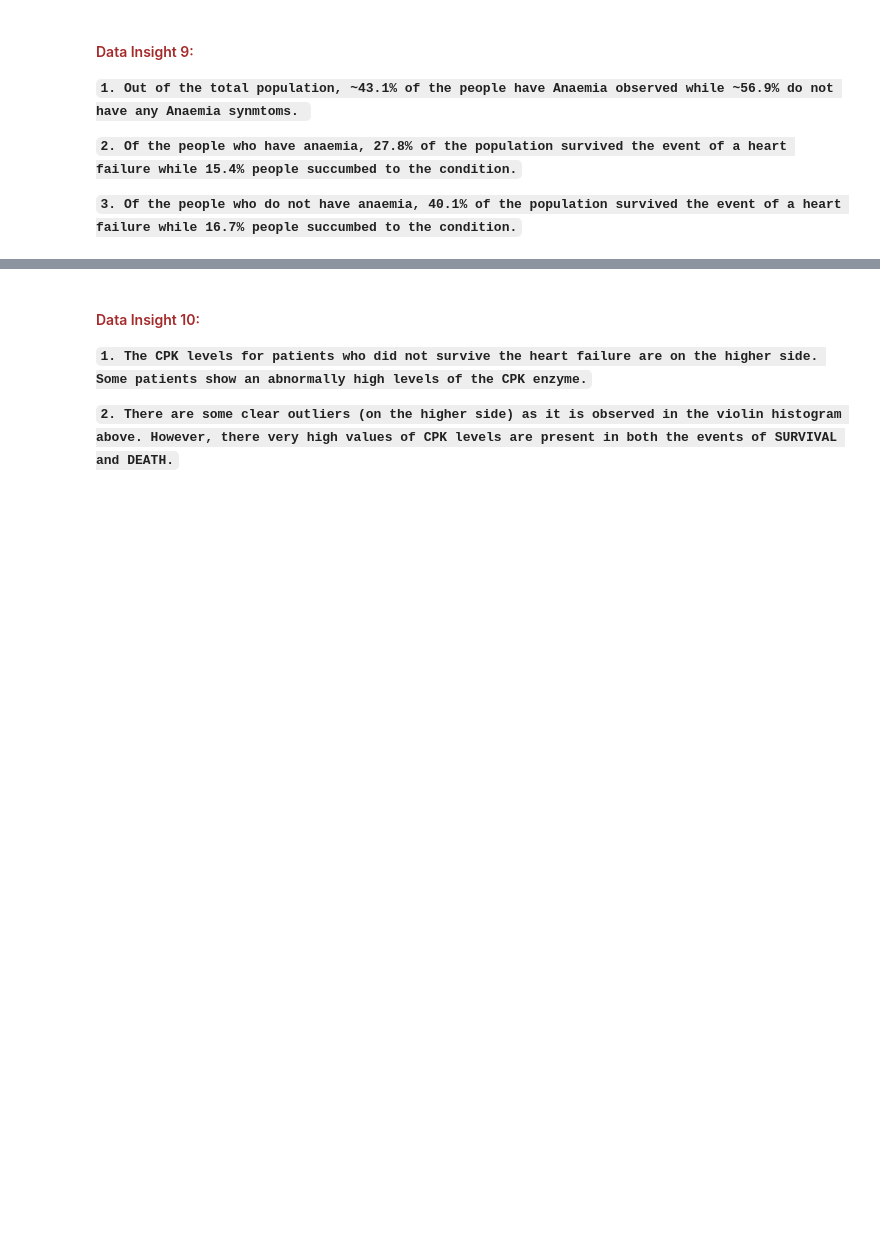
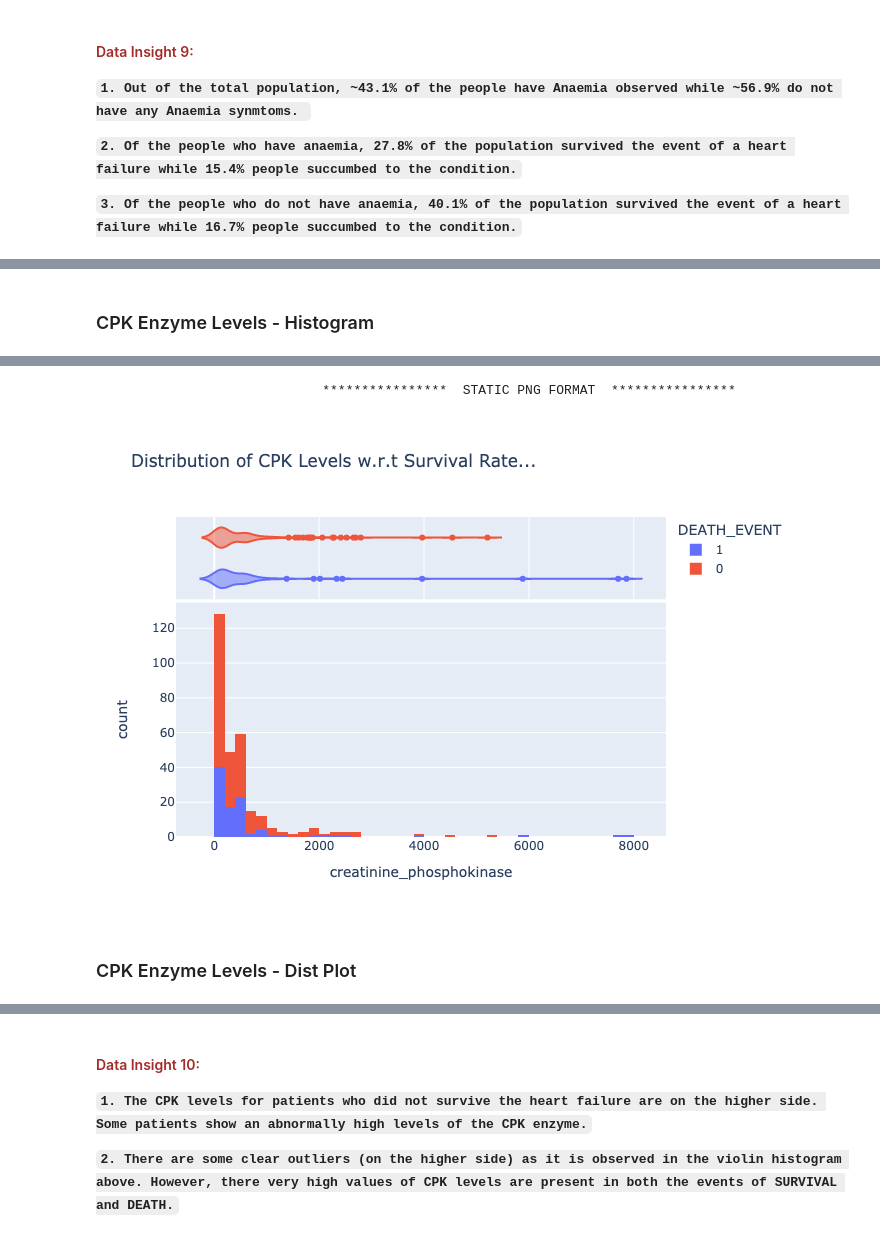
Before and after one commit to sauravmishra1710/Heart-Failure-Condition-And-Survival-Analysis, a Jupyter notebook: Exploratory_Data_Analysis.ipynb, the cells around one changed output, grey strips where cells are left out. Saved outputs shown, nothing was run; the diff lists cells and outputs as text; code cells hidden in the pictures; blank space fills up the shorter version.

Commit message:
update EDA to all Reusable functions

```diff
--- a/Exploratory_Data_Analysis.ipynb
+++ b/Exploratory_Data_Analysis.ipynb
@@ -135,27 +128,0 @@ Lets look at the features available to us.
-# %%
-# Univariate Plot Analysis of Ordered categorical variables vs Percentage Rate
-category_list = ['anaemia', 'high_blood_pressure', 'diabetes', 'sex', 'smoking']
-counter = 1
-
-plt.figure(figsize = (15, 15))
-
-for col_list in category_list:
-
-    series = round(((heart_faliure_data[col_list].value_counts(dropna = False))/
-                    (len(heart_faliure_data[col_list])) * 100), 2)
-
-    plt.subplot(2, 3, counter)
-    ax = sns.barplot(x = series.index, y = series.values, order = series.sort_index().index)
-    plt.xlabel(col_list, labelpad = 15)
-    plt.ylabel('Percentage Rate', labelpad = 10)
-
-    # Call Custom Function
-    utils.add_data_labels(ax)
-
-    counter += 1
-
-del category_list, counter, ax
-
-plt.subplots_adjust(hspace = 0.3)
-plt.subplots_adjust(wspace = 0.5)
-plt.show()
@@ -586,0 +537,11 @@ fig.show("png")
+# %% [markdown]
+### CPK Enzyme Levels - Histogram
+# %%
+utils.constructPxHistogram(data_frame = heart_faliure_data,
+                           x = "creatinine_phosphokinase",
+                           color = "DEATH_EVENT",
+                           marginal = "violin",
+                           hover_data=heart_faliure_data.columns,
+                           title = "Distribution of CPK Levels w.r.t Survival Rate...",
+                           export_to_png = True)
+# %% [output]
@@ -587,3 +549,7 @@ fig.show("png")
+                             ****************  STATIC PNG FORMAT  ****************
+[figure, added]
+# %% [markdown]
+### CPK Enzyme Levels - Dist Plot
 # %%
 cpk_survived = heart_faliure_data[heart_faliure_data["DEATH_EVENT"] == 0]["creatinine_phosphokinase"]
 cpk_not_survived = heart_faliure_data[heart_faliure_data["DEATH_EVENT"] == 1]["creatinine_phosphokinase"]
```
Also changed, not shown: parts of 43 cells of this notebook.
